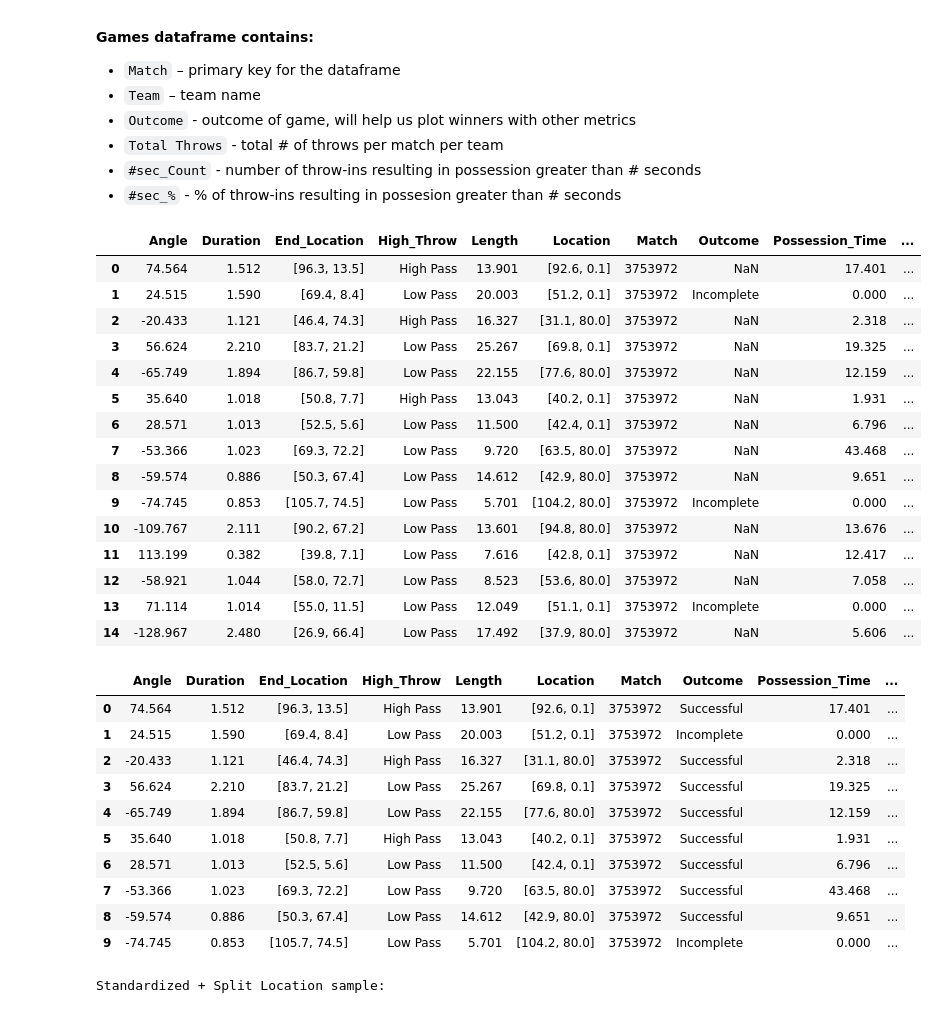
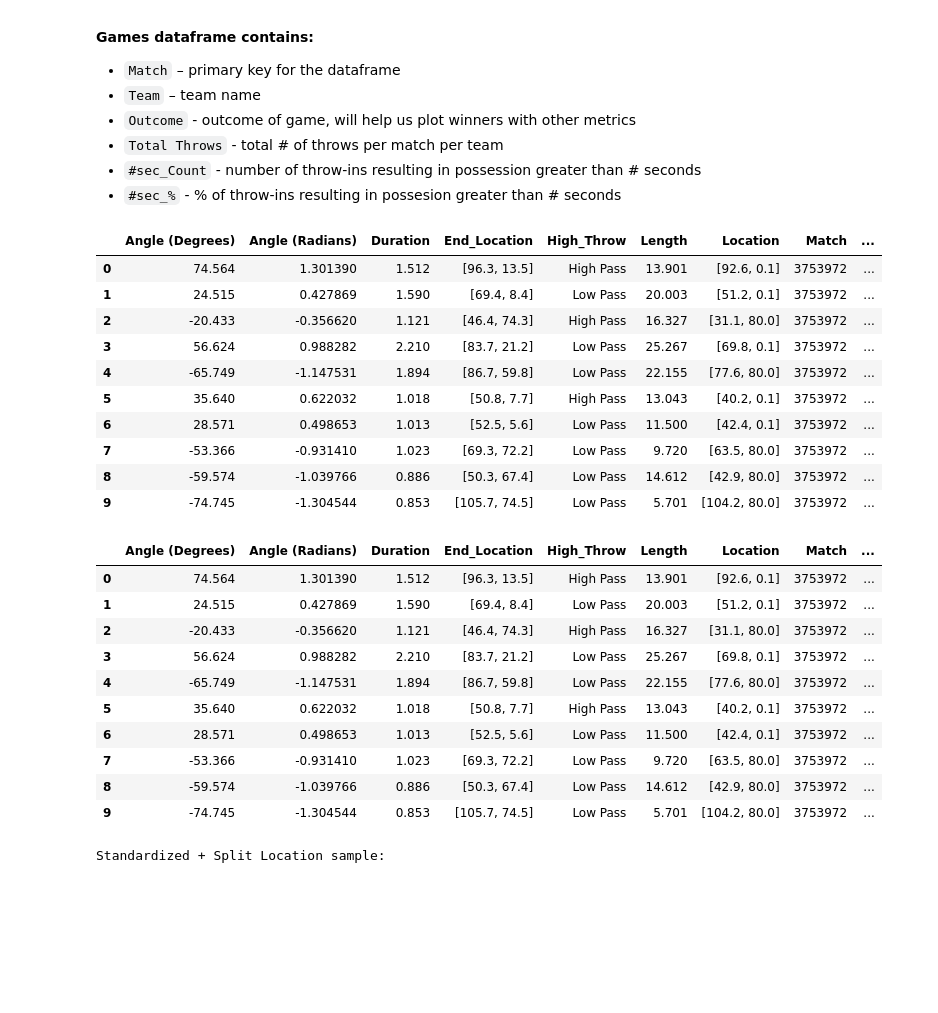
Before and after one commit to hwillif/Throw-in-Project, a Jupyter notebook: HW_Throw-In.ipynb, the cells around one changed output. Saved outputs shown, nothing was run; the diff lists cells and outputs as text; code cells hidden in the pictures; blank space fills up the shorter version.

```diff
--- a/HW_Throw-In.ipynb
+++ b/HW_Throw-In.ipynb
@@ -273,8 +273,6 @@ events_df.head()
 # %% [markdown]
 ## Basic Feature Engineering
 # %%
-# Feature Engineering
-
 # Combine all clearance-related columns into one boolean column — indicates whether *any* clearance occurred
 events_df['clearance'] = events_df[['clearance_aerial_won', 'clearance_body_part', 'clearance_head', 'clearance_left_foot', 'clearance_other']].any(axis=1)
 
@@ -302,9 +300,12 @@ events_df['foul_won_defensive'] = events_df['foul_won_defensive'].replace(True,
 # Replace True with descriptive string for fouls won resulting in penalty
 events_df['foul_won_penalty'] = events_df['foul_won_penalty'].replace(True, 'Won Penalty')
 
+# Keep Radian Pass Angle
+events_df['pass_angle_radians'] = events_df['pass_angle']
+
 # Convert pass angle from radians to degrees and take absolute value since throws from right side are negative
-# events_df['pass_angle'] = np.abs(events_df['pass_angle'] * 180 / np.pi).round(3)
-events_df['pass_angle'] = (events_df['pass_angle'] * 180 / np.pi).round(3)
+# events_df['seve_pass_angle'] = np.abs(events_df['pass_angle'] * 180 / np.pi).round(3)
+events_df['pass_angle_degrees'] = (events_df['pass_angle'] * 180 / np.pi).round(3)
 
 # Round pass length to 3 decimal places
 events_df['pass_length'] = events_df['pass_length'].round(3)
@@ -463,13 +464,14 @@ ThrowsVillaVsCity[Imp_cols + [c for c in ThrowsVillaVsCity.columns if c not in I
 # %%
 # Throws df for xThrow
 Throws = (
-    events_df_clean.loc[events_df_clean['pass_type'] == 'Throw-in', ['location', 'TimeToThrow', 'pass_angle', 'pass_length', 'duration',
+    events_df_clean.loc[events_df_clean['pass_type'] == 'Throw-in', ['seve_pass_angle','location', 'TimeToThrow', 'pass_angle_degrees', 'pass_angle_radians', 'pass_length', 'duration',
                                                                      'pass_outcome', 'pass_height', 'possession_time','match_id','team', 'pass_end_location']]
     .rename(columns={
         'location' : 'Location',
         'duration' : 'Duration',
         'TimeToThrow' : 'Time_to_Throw',
-        'pass_angle' : 'Angle',
+        'pass_angle_degrees' : 'Angle (Degrees)',
+        'pass_angle_radians' : 'Angle (Radians)',
         'pass_length' : 'Length',
         'pass_outcome' : 'Outcome',
         'pass_height' : 'High_Throw',
@@ -499,67 +501,62 @@ def _location_to_third(loc):
             if pd.notnull(loc) and (isinstance(loc, (int, float))):
                 x = float(loc)
             else:
                 return None
         if x <= 40:
             return "Defensive Third"
         elif x <= 80:
             return "Middle Third"
         else:
             return "Attacking Third"
     except Exception:
         return None
 
 Throws["Third"] = Throws["Location"].apply(_location_to_third)
 
 # Wherever outcome isn't NaN, the possession time should be 0 but is actually tracking possession of other team
 # (This line may be adjusted later after filling Outcome values)
 Throws.loc[Throws['Outcome'].notna(), 'Possession_Time'] = 0.000
 
 # # Bin Angle into Aggressive, Neutral, and Safe
-# Throws["Angle_Agg"] = Throws["Angle"].apply(
+# Throws["Seve_Angle_Agg"] = Throws["seve_pass_angle"].apply(
 #     lambda angle: (
 #         "Aggressive" if angle < 60
 #         else "Neutral" if angle <= 120
 #         else "Safe"
 #     ))
 
 # Sort columns alphabetically
 Throws = Throws[sorted(Throws.columns)]
 
-Throws.head(15)
+Throws.head(10)
 # %% [output]
-|  | Angle | Duration | End_Location | High_Throw | Length | Location | Match | Outcome | Possession_Time | ... |
-| 0 | 74.564 | 1.512 | [96.3, 13.5] | High Pass | 13.901 | [92.6, 0.1] | 3753972 | NaN | 17.401 | ... |
-| 1 | 24.515 | 1.590 | [69.4, 8.4] | Low Pass | 20.003 | [51.2, 0.1] | 3753972 | Incomplete | 0.000 | ... |
-| 2 | -20.433 | 1.121 | [46.4, 74.3] | High Pass | 16.327 | [31.1, 80.0] | 3753972 | NaN | 2.318 | ... |
-| 3 | 56.624 | 2.210 | [83.7, 21.2] | Low Pass | 25.267 | [69.8, 0.1] | 3753972 | NaN | 19.325 | ... |
-| 4 | -65.749 | 1.894 | [86.7, 59.8] | Low Pass | 22.155 | [77.6, 80.0] | 3753972 | NaN | 12.159 | ... |
-| 5 | 35.640 | 1.018 | [50.8, 7.7] | High Pass | 13.043 | [40.2, 0.1] | 3753972 | NaN | 1.931 | ... |
-| 6 | 28.571 | 1.013 | [52.5, 5.6] | Low Pass | 11.500 | [42.4, 0.1] | 3753972 | NaN | 6.796 | ... |
-| 7 | -53.366 | 1.023 | [69.3, 72.2] | Low Pass | 9.720 | [63.5, 80.0] | 3753972 | NaN | 43.468 | ... |
-| 8 | -59.574 | 0.886 | [50.3, 67.4] | Low Pass | 14.612 | [42.9, 80.0] | 3753972 | NaN | 9.651 | ... |
-| 9 | -74.745 | 0.853 | [105.7, 74.5] | Low Pass | 5.701 | [104.2, 80.0] | 3753972 | Incomplete | 0.000 | ... |
-| 10 | -109.767 | 2.111 | [90.2, 67.2] | Low Pass | 13.601 | [94.8, 80.0] | 3753972 | NaN | 13.676 | ... |
-| 11 | 113.199 | 0.382 | [39.8, 7.1] | Low Pass | 7.616 | [42.8, 0.1] | 3753972 | NaN | 12.417 | ... |
-| 12 | -58.921 | 1.044 | [58.0, 72.7] | Low Pass | 8.523 | [53.6, 80.0] | 3753972 | NaN | 7.058 | ... |
-| 13 | 71.114 | 1.014 | [55.0, 11.5] | Low Pass | 12.049 | [51.1, 0.1] | 3753972 | Incomplete | 0.000 | ... |
-| 14 | -128.967 | 2.480 | [26.9, 66.4] | Low Pass | 17.492 | [37.9, 80.0] | 3753972 | NaN | 5.606 | ... |
+|  | Angle (Degrees) | Angle (Radians) | Duration | End_Location | High_Throw | Length | Location | Match | ... |
+| 0 | 74.564 | 1.301390 | 1.512 | [96.3, 13.5] | High Pass | 13.901 | [92.6, 0.1] | 3753972 | ... |
+| 1 | 24.515 | 0.427869 | 1.590 | [69.4, 8.4] | Low Pass | 20.003 | [51.2, 0.1] | 3753972 | ... |
+| 2 | -20.433 | -0.356620 | 1.121 | [46.4, 74.3] | High Pass | 16.327 | [31.1, 80.0] | 3753972 | ... |
+| 3 | 56.624 | 0.988282 | 2.210 | [83.7, 21.2] | Low Pass | 25.267 | [69.8, 0.1] | 3753972 | ... |
+| 4 | -65.749 | -1.147531 | 1.894 | [86.7, 59.8] | Low Pass | 22.155 | [77.6, 80.0] | 3753972 | ... |
+| 5 | 35.640 | 0.622032 | 1.018 | [50.8, 7.7] | High Pass | 13.043 | [40.2, 0.1] | 3753972 | ... |
+| 6 | 28.571 | 0.498653 | 1.013 | [52.5, 5.6] | Low Pass | 11.500 | [42.4, 0.1] | 3753972 | ... |
+| 7 | -53.366 | -0.931410 | 1.023 | [69.3, 72.2] | Low Pass | 9.720 | [63.5, 80.0] | 3753972 | ... |
+| 8 | -59.574 | -1.039766 | 0.886 | [50.3, 67.4] | Low Pass | 14.612 | [42.9, 80.0] | 3753972 | ... |
+| 9 | -74.745 | -1.304544 | 0.853 | [105.7, 74.5] | Low Pass | 5.701 | [104.2, 80.0] | 3753972 | ... |
 # %%
 # Fill missing outcomes as 'Successful' (NaN indicates retention in original dataset)
 Throws['Outcome'] = Throws['Outcome'].fillna('Successful')
 Throws.head(10)
 # %% [output]
-|  | Angle | Duration | End_Location | High_Throw | Length | Location | Match | Outcome | Possession_Time | ... |
-| 0 | 74.564 | 1.512 | [96.3, 13.5] | High Pass | 13.901 | [92.6, 0.1] | 3753972 | Successful | 17.401 | ... |
-| 1 | 24.515 | 1.590 | [69.4, 8.4] | Low Pass | 20.003 | [51.2, 0.1] | 3753972 | Incomplete | 0.000 | ... |
-| 2 | -20.433 | 1.121 | [46.4, 74.3] | High Pass | 16.327 | [31.1, 80.0] | 3753972 | Successful | 2.318 | ... |
-| 3 | 56.624 | 2.210 | [83.7, 21.2] | Low Pass | 25.267 | [69.8, 0.1] | 3753972 | Successful | 19.325 | ... |
-| 4 | -65.749 | 1.894 | [86.7, 59.8] | Low Pass | 22.155 | [77.6, 80.0] | 3753972 | Successful | 12.159 | ... |
-| 5 | 35.640 | 1.018 | [50.8, 7.7] | High Pass | 13.043 | [40.2, 0.1] | 3753972 | Successful | 1.931 | ... |
-| 6 | 28.571 | 1.013 | [52.5, 5.6] | Low Pass | 11.500 | [42.4, 0.1] | 3753972 | Successful | 6.796 | ... |
-| 7 | -53.366 | 1.023 | [69.3, 72.2] | Low Pass | 9.720 | [63.5, 80.0] | 3753972 | Successful | 43.468 | ... |
-| 8 | -59.574 | 0.886 | [50.3, 67.4] | Low Pass | 14.612 | [42.9, 80.0] | 3753972 | Successful | 9.651 | ... |
-| 9 | -74.745 | 0.853 | [105.7, 74.5] | Low Pass | 5.701 | [104.2, 80.0] | 3753972 | Incomplete | 0.000 | ... |
+|  | Angle (Degrees) | Angle (Radians) | Duration | End_Location | High_Throw | Length | Location | Match | ... |
+| 0 | 74.564 | 1.301390 | 1.512 | [96.3, 13.5] | High Pass | 13.901 | [92.6, 0.1] | 3753972 | ... |
+| 1 | 24.515 | 0.427869 | 1.590 | [69.4, 8.4] | Low Pass | 20.003 | [51.2, 0.1] | 3753972 | ... |
+| 2 | -20.433 | -0.356620 | 1.121 | [46.4, 74.3] | High Pass | 16.327 | [31.1, 80.0] | 3753972 | ... |
+| 3 | 56.624 | 0.988282 | 2.210 | [83.7, 21.2] | Low Pass | 25.267 | [69.8, 0.1] | 3753972 | ... |
+| 4 | -65.749 | -1.147531 | 1.894 | [86.7, 59.8] | Low Pass | 22.155 | [77.6, 80.0] | 3753972 | ... |
+| 5 | 35.640 | 0.622032 | 1.018 | [50.8, 7.7] | High Pass | 13.043 | [40.2, 0.1] | 3753972 | ... |
+| 6 | 28.571 | 0.498653 | 1.013 | [52.5, 5.6] | Low Pass | 11.500 | [42.4, 0.1] | 3753972 | ... |
+| 7 | -53.366 | -0.931410 | 1.023 | [69.3, 72.2] | Low Pass | 9.720 | [63.5, 80.0] | 3753972 | ... |
+| 8 | -59.574 | -1.039766 | 0.886 | [50.3, 67.4] | Low Pass | 14.612 | [42.9, 80.0] | 3753972 | ... |
+| 9 | -74.745 | -1.304544 | 0.853 | [105.7, 74.5] | Low Pass | 5.701 | [104.2, 80.0] | 3753972 | ... |
 # %%
 # Standardize Location and End_Location to bracket-string form '[x, y]' and then parse X/Y
 import ast
```
Also changed, not shown: parts of 17 cells of this notebook.
